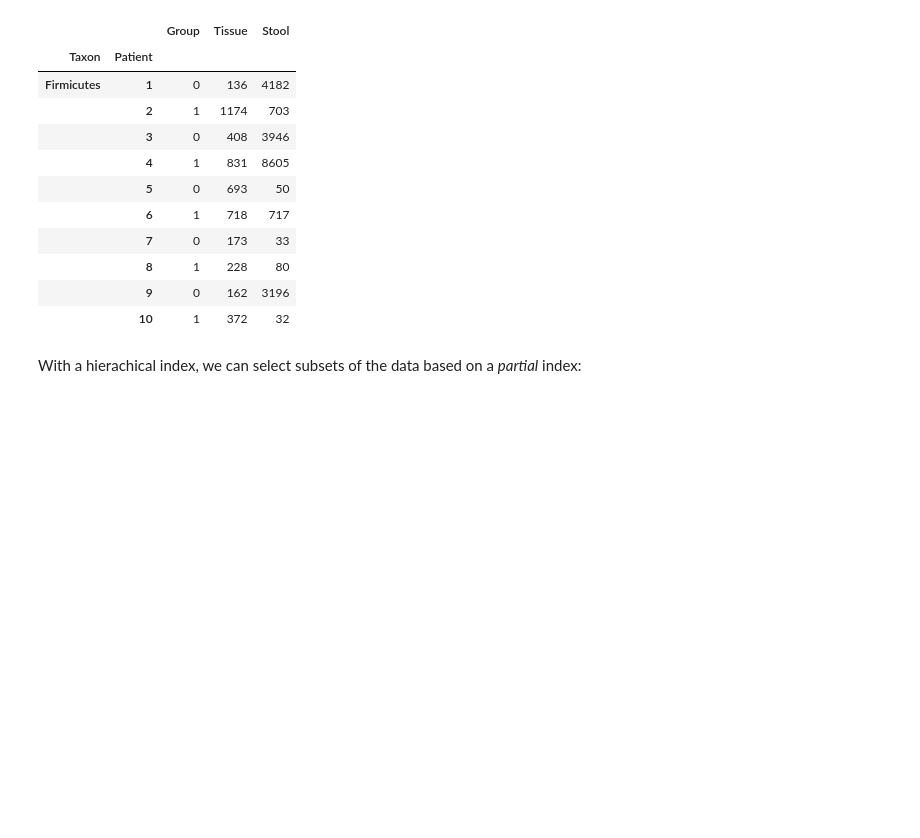
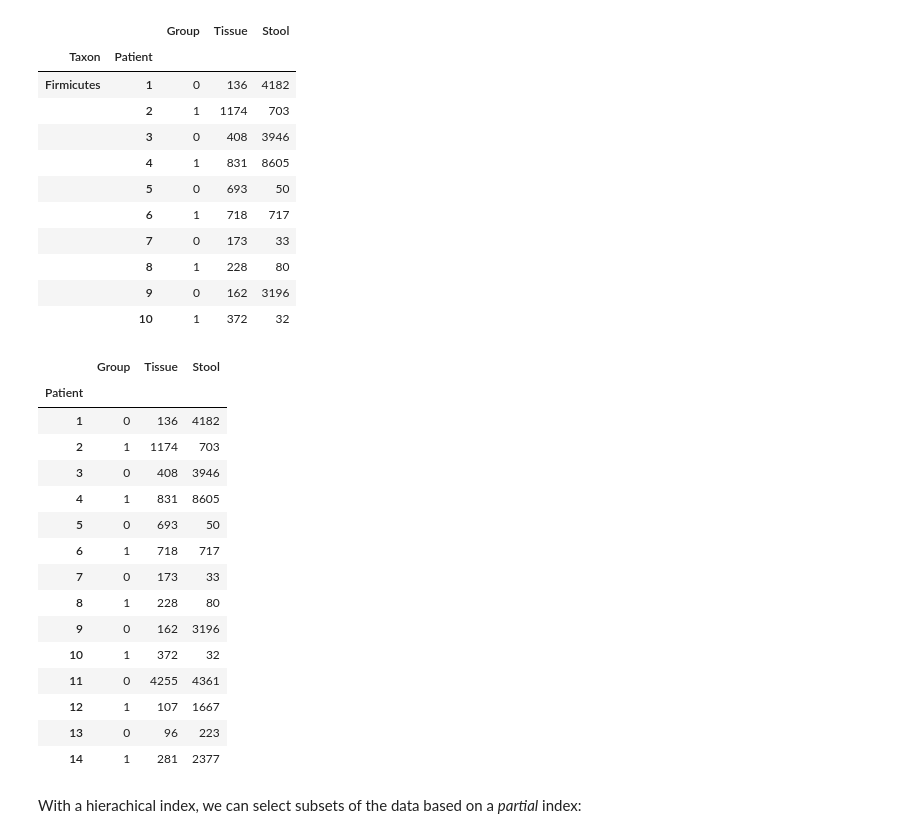
Before and after one commit to adamcq/ada2024, a Jupyter notebook: Exercises/01 - Handling data/Intro to Pandas I copy.ipynb, the cells around one changed output. Drawn from its saved outputs; the diff is of its cells as text; code cells hidden in the pictures; blank space fills up the shorter version.

```diff
--- a/Exercises/01 - Handling data/Intro to Pandas I copy.ipynb
+++ b/Exercises/01 - Handling data/Intro to Pandas I copy.ipynb
@@ -1075,6 +1134,25 @@ mb.head(10)
 |  | 8 | 1 | 228 | 80 |
 |  | 9 | 0 | 162 | 3196 |
 |  | 10 | 1 | 372 | 32 |
+# %%
+mb.loc['Firmicutes']
+# %% [output]
+|  | Group | Tissue | Stool |
+| Patient |  |  |  |
+| 1 | 0 | 136 | 4182 |
+| 2 | 1 | 1174 | 703 |
+| 3 | 0 | 408 | 3946 |
+| 4 | 1 | 831 | 8605 |
+| 5 | 0 | 693 | 50 |
+| 6 | 1 | 718 | 717 |
+| 7 | 0 | 173 | 33 |
+| 8 | 1 | 228 | 80 |
+| 9 | 0 | 162 | 3196 |
+| 10 | 1 | 372 | 32 |
+| 11 | 0 | 4255 | 4361 |
+| 12 | 1 | 107 | 1667 |
+| 13 | 0 | 96 | 223 |
+| 14 | 1 | 281 | 2377 |
 # %% [markdown]
 With a hierachical index, we can select subsets of the data based on a *partial* index:
 # %%
```
Also changed, not shown: parts of 19 cells of this notebook, 1 other file.
